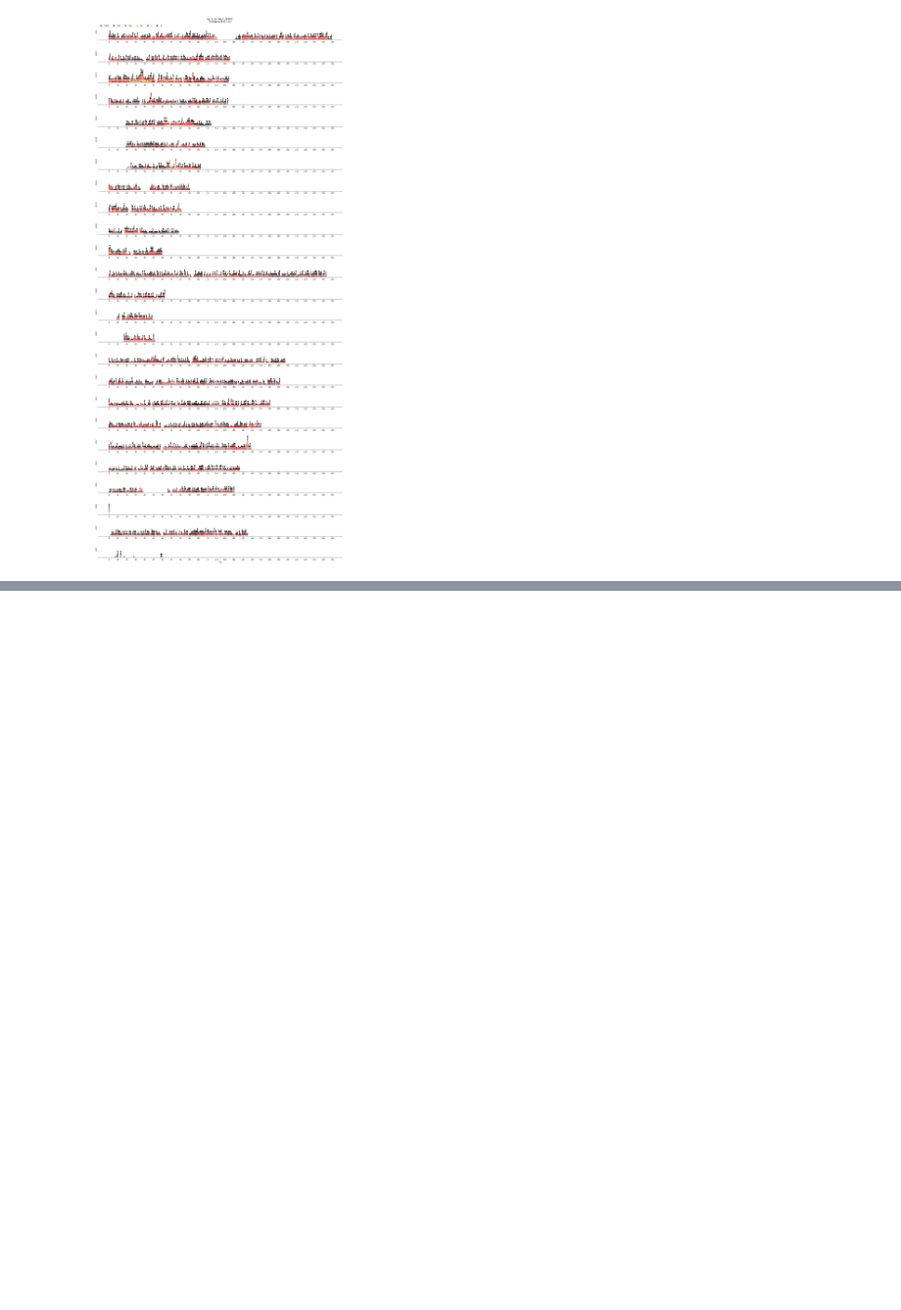
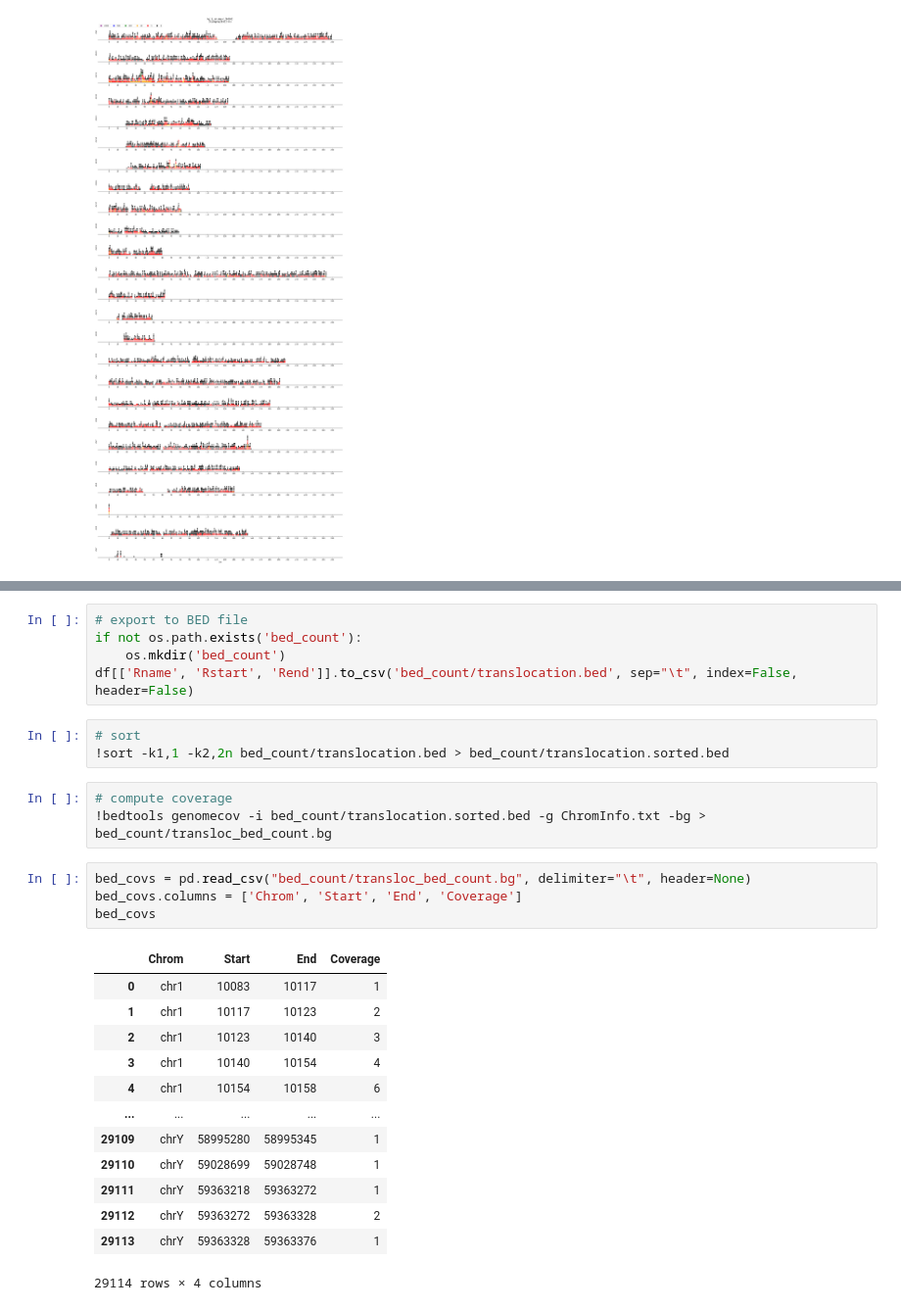
Before and after one commit to dnnguy23/translocation_sequence, a Jupyter notebook: analysis.ipynb, the cells around one changed output, grey strips where cells are left out. Shown at 98% size. Cells and saved outputs as stored; diff of their text form; blank space fills up the shorter version.

```diff
--- a/analysis.ipynb
+++ b/analysis.ipynb
@@ -294,0 +327,29 @@ Although binning gives us a pretty good idea of where the translocations occur,
+# %%
+# export to BED file
+if not os.path.exists('bed_count'):
+    os.mkdir('bed_count')
+df[['Rname', 'Rstart', 'Rend']].to_csv('bed_count/translocation.bed', sep="\t", index=False, header=False)
+# %%
+# sort
+!sort -k1,1 -k2,2n bed_count/translocation.bed > bed_count/translocation.sorted.bed
+# %%
+# compute coverage
+!bedtools genomecov -i bed_count/translocation.sorted.bed -g ChromInfo.txt -bg > bed_count/transloc_bed_count.bg
+# %%
+bed_covs = pd.read_csv("bed_count/transloc_bed_count.bg", delimiter="\t", header=None)
+bed_covs.columns = ['Chrom', 'Start', 'End', 'Coverage']
+bed_covs
+# %% [output]
+|  | Chrom | Start | End | Coverage |
+| 0 | chr1 | 10083 | 10117 | 1 |
+| 1 | chr1 | 10117 | 10123 | 2 |
+| 2 | chr1 | 10123 | 10140 | 3 |
+| 3 | chr1 | 10140 | 10154 | 4 |
+| 4 | chr1 | 10154 | 10158 | 6 |
+| ... | ... | ... | ... | ... |
+| 29109 | chrY | 58995280 | 58995345 | 1 |
+| 29110 | chrY | 59028699 | 59028748 | 1 |
+| 29111 | chrY | 59363218 | 59363272 | 1 |
+| 29112 | chrY | 59363272 | 59363328 | 2 |
+| 29113 | chrY | 59363328 | 59363376 | 1 |
+29114 rows × 4 columns
```
Also changed, not shown: parts of 16 cells of this notebook, 7 other files.
